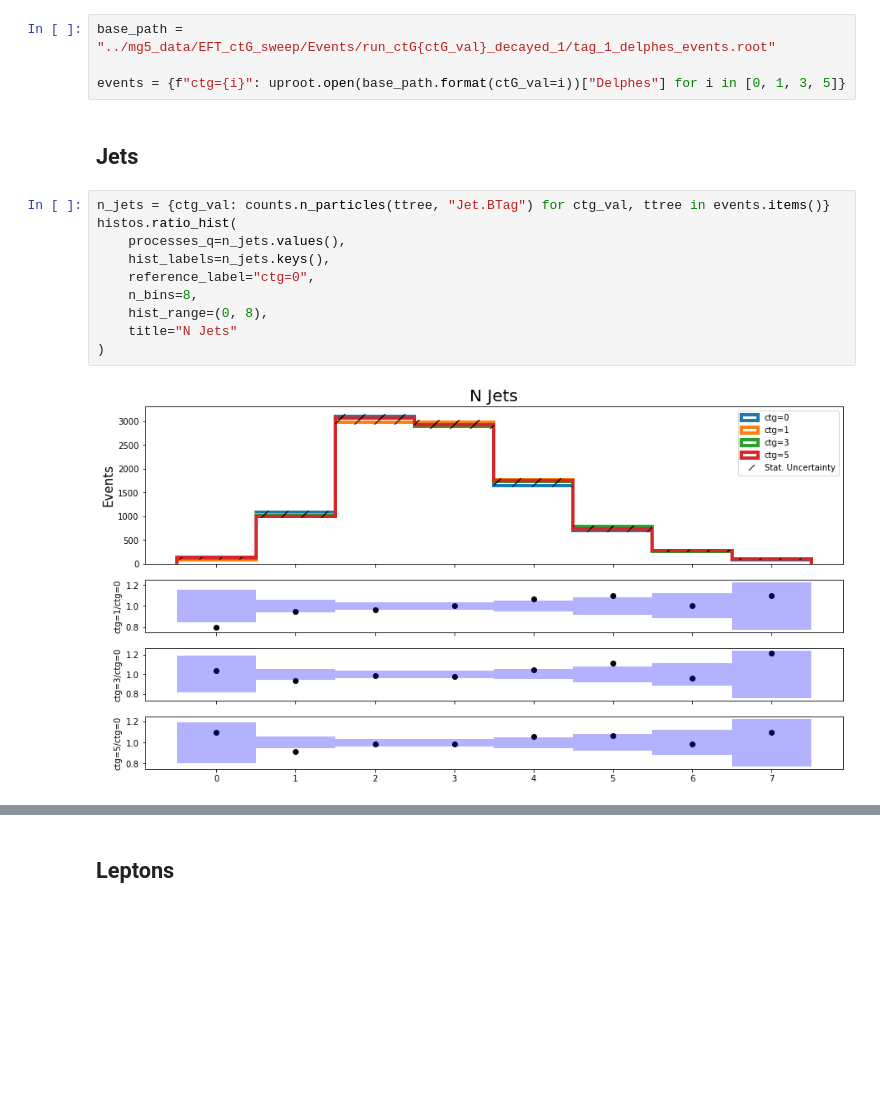
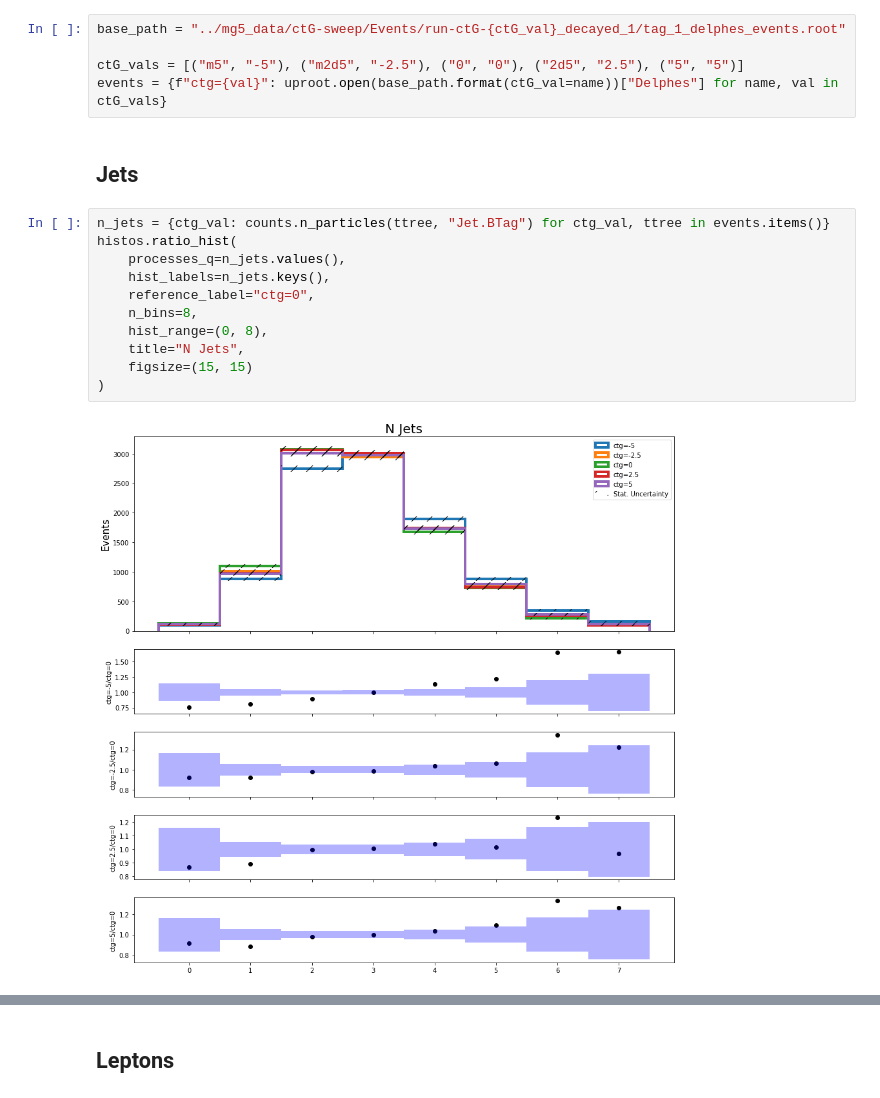
Before and after one commit to cmpatino/optimal-observables, a Jupyter notebook: consistency_checks/ctG Values.ipynb, the cells around one changed output, grey strips where cells are left out. Drawn from its saved outputs; the diff is of its cells as text; blank space fills up the shorter version.

Commit message:
update notebooks with new events

```diff
--- a/consistency_checks/ctG Values.ipynb
+++ b/consistency_checks/ctG Values.ipynb
@@ -9,23 +9,25 @@ from plotting import histos
 # %% [markdown]
 ## Load Events
 # %%
-base_path = "../mg5_data/EFT_ctG_sweep/Events/run_ctG{ctG_val}_decayed_1/tag_1_delphes_events.root"
+base_path = "../mg5_data/ctG-sweep/Events/run-ctG-{ctG_val}_decayed_1/tag_1_delphes_events.root"
 
-events = {f"ctg={i}": uproot.open(base_path.format(ctG_val=i))["Delphes"] for i in [0, 1, 3, 5]}
+ctG_vals = [("m5", "-5"), ("m2d5", "-2.5"), ("0", "0"), ("2d5", "2.5"), ("5", "5")]
+events = {f"ctg={val}": uproot.open(base_path.format(ctG_val=name))["Delphes"] for name, val in ctG_vals}
 # %% [markdown]
 ## Jets
 # %%
 n_jets = {ctg_val: counts.n_particles(ttree, "Jet.BTag") for ctg_val, ttree in events.items()}
 histos.ratio_hist(
     processes_q=n_jets.values(),
     hist_labels=n_jets.keys(),
     reference_label="ctg=0",
     n_bins=8,
     hist_range=(0, 8),
-    title="N Jets"
+    title="N Jets",
+    figsize=(15, 15)
 )
 # %% [output]
-[figure, old version]
+[figure, new version]
 # %%
 n_bjets = {ctg_val: counts.n_particles_from_tag(ttree, "Jet.BTag") for ctg_val, ttree in events.items()}
 histos.ratio_hist(
```
Also changed, not shown: parts of 6 cells of this notebook, 2 other files.
